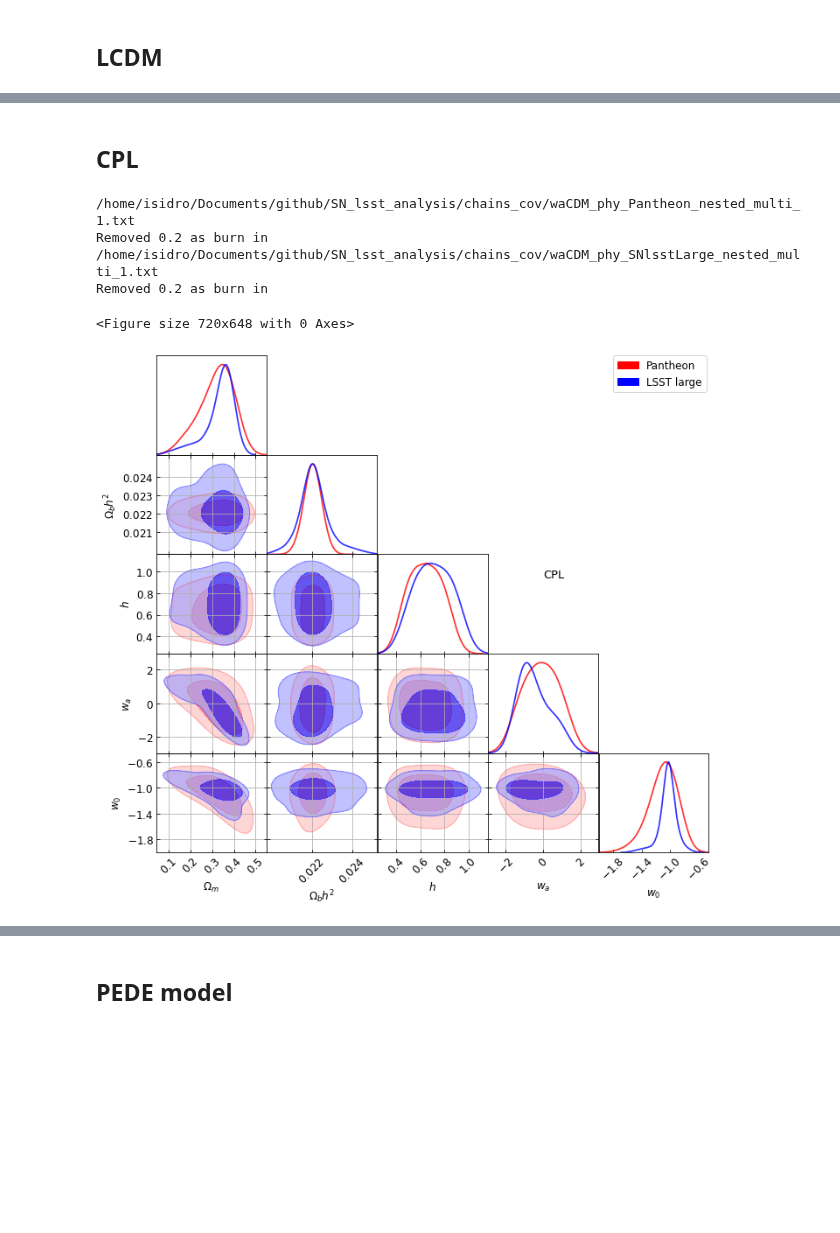
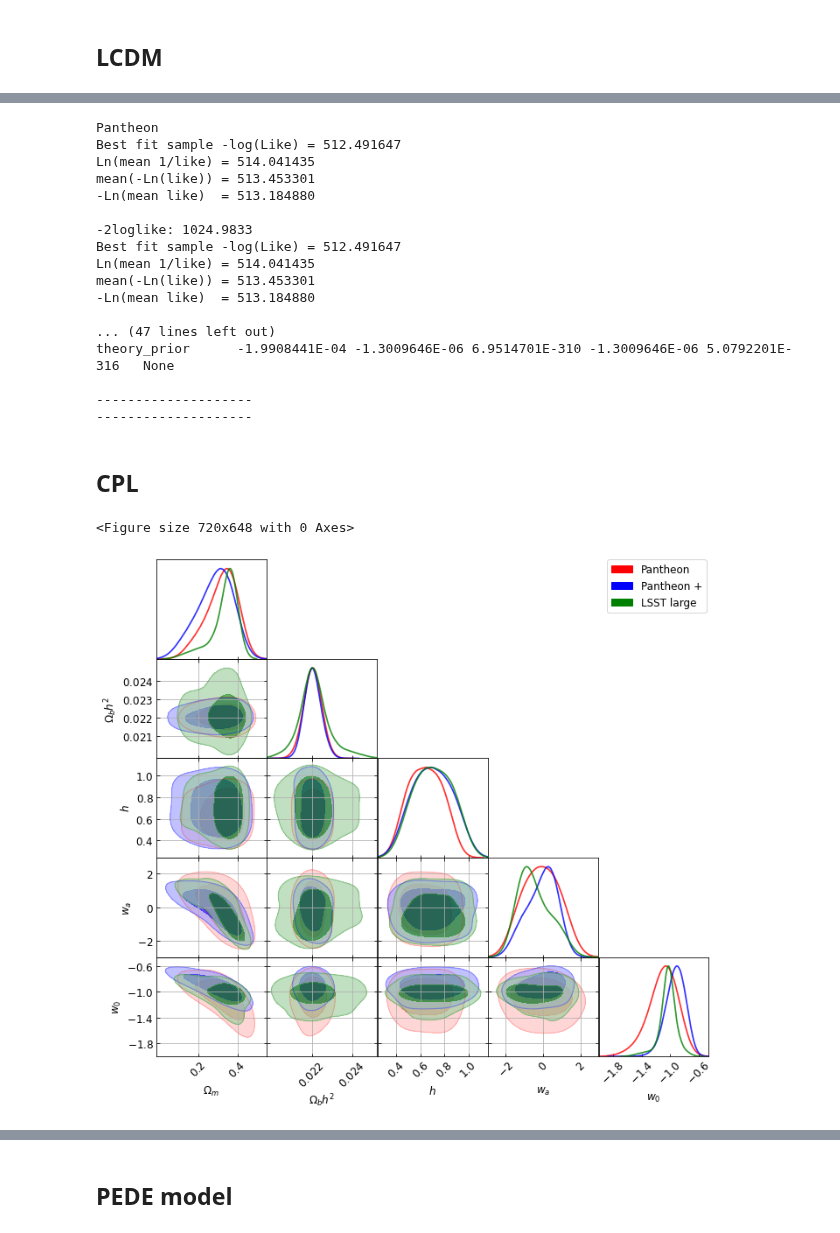
Before and after one commit to igomezv/LSST_DE_neural_reconstruction, a Jupyter notebook: bayesian_lsst.ipynb, the cells around one changed output, grey strips where cells are left out. Drawn from its saved outputs; the diff is of its cells as text; code cells hidden in the pictures; blank space fills up the shorter version.

```diff
--- a/bayesian_lsst.ipynb
+++ b/bayesian_lsst.ipynb
@@ -86,10 +83,45 @@ Removed 0.2 as burn in
+# %%
+datasets_names = ['Pantheon', 'Pantheon Plus', 'LSST']
+for idx, root in enumerate(roots_lcdm):
+    print(datasets_names[idx])
+    mc_samp = mcsamples.loadMCSamples(dir_name + root, settings={'ignore_rows':0.2})
+    mcsamplefile = mc_samp
+    mcstats = mcsamplefile.getLikeStats()
+    summary = mcstats.likeSummary()
+    print(summary)
+    print("-2loglike: {:.8}".format(2*mcstats.logLike_sample))
+
+    p = mcsamplefile.getParams()
+#     print('mean, err = ', mcsamplefile.mean(p.ggama), mcsamplefile.std(p.ggama))
+#     print('95% limits: ',mcsamplefile.twoTailLimits(p.ggama, 0.95))
+    print(mcsamplefile.likeStats)
+    print("--"*10)
+    print("--"*10)
+# %% [output]
+Pantheon
+Best fit sample -log(Like) = 512.491647
+Ln(mean 1/like) = 514.041435
+mean(-Ln(like)) = 513.453301
+-Ln(mean like)  = 513.184880
+
+-2loglike: 1024.9833
+Best fit sample -log(Like) = 512.491647
+Ln(mean 1/like) = 514.041435
+mean(-Ln(like)) = 513.453301
+-Ln(mean like)  = 513.184880
+
+... (47 lines left out)
+theory_prior      -1.9908441E-04 -1.3009646E-06 6.9514701E-310 -1.3009646E-06 5.0792201E-316   None
+
+--------------------
+--------------------
 # %% [markdown]
 ## CPL
 # %%
-roots1 = ['waCDM_phy_Pantheon_nested_multi',
-#           'waCDM_phy_SNlsstLarge_nested_multi'
-          'waCDM_phy_SNlsstLarge_nested_multi',
-         ]
+roots_cpl = [ 'waCDM_phy_Pantheon_nested_multi',
+              'waCDM_phy_PantheonPlus_nested_multi',
+              'waCDM_phy_SNlsstLarge_nested_multi',
+             ]
 
 g = plots.getSinglePlotter(chain_dir = dir_name, width_inch= 10,
                           ratio = 0.9,
@@ -107,43 +139,40 @@ g.settings.lw1 = 3
 g.settings.linewidth_contour = 2
 
 
-g.triangle_plot(roots1, ['Om','Obh2', 'h', 'wa', 'w'],
+g.triangle_plot(roots_cpl, ['Om','Obh2', 'h', 'wa', 'w'],
                 diag1d_kwargs={'colors':['red', 'blue', 'green', 'purple', 'orange'],
                                'alphas':[0.8, 0.8, 0.8]},
                 colors=['red', 'blue', 'green', 'purple', 'orange'],
                 alphas = [0.4, 0.6, 0.6],
                 legend_labels=['Pantheon',
+                               'Pantheon +',
                                'LSST large'
 #                                'LSST photo',
 #                                'LSST spec'
                               ],
                 legend_loc='upper right',
                 filled = True,
                 normalized=False, shaded=False,
 #                 param_limits={'mquin': [0, 3], 'mphan':[0, 2], 'beta':[-8, 12]},
 
 #                 parampriors={'mquin': [0, 3], 'mphan':[0, 2], 'beta':[-8, 12]}
            )
 
 g.subplots[1,0].grid(True)
 g.subplots[2,0].grid(True)
 g.subplots[2,1].grid(True)
 g.subplots[3,0].grid(True)
 g.subplots[3,1].grid(True)
 g.subplots[3,2].grid(True)
 g.subplots[4,0].grid(True)
 g.subplots[4,1].grid(True)
 g.subplots[4,2].grid(True)
 g.subplots[4,3].grid(True)
 
 
-g.add_text('CPL', x= -0.5, y=2.8, fontsize=13)
+# g.add_text('CPL', x= -2, y=4.9, fontsize=18)
 
 plt.savefig("wacdm_LSST_corner.png", dpi=100)
 # %% [output]
-/home/isidro/Documents/github/SN_lsst_analysis/chains_cov/waCDM_phy_Pantheon_nested_multi_1.txt
-Removed 0.2 as burn in
-/home/isidro/Documents/github/SN_lsst_analysis/chains_cov/waCDM_phy_SNlsstLarge_nested_multi_1.txt
-Removed 0.2 as burn in
+<Figure size 720x648 with 0 Axes>
-<Figure size 720x648 with 0 Axes>
-[figure, old version]
+[figure, new version]
```
Also changed, not shown: parts of 5 cells of this notebook.
